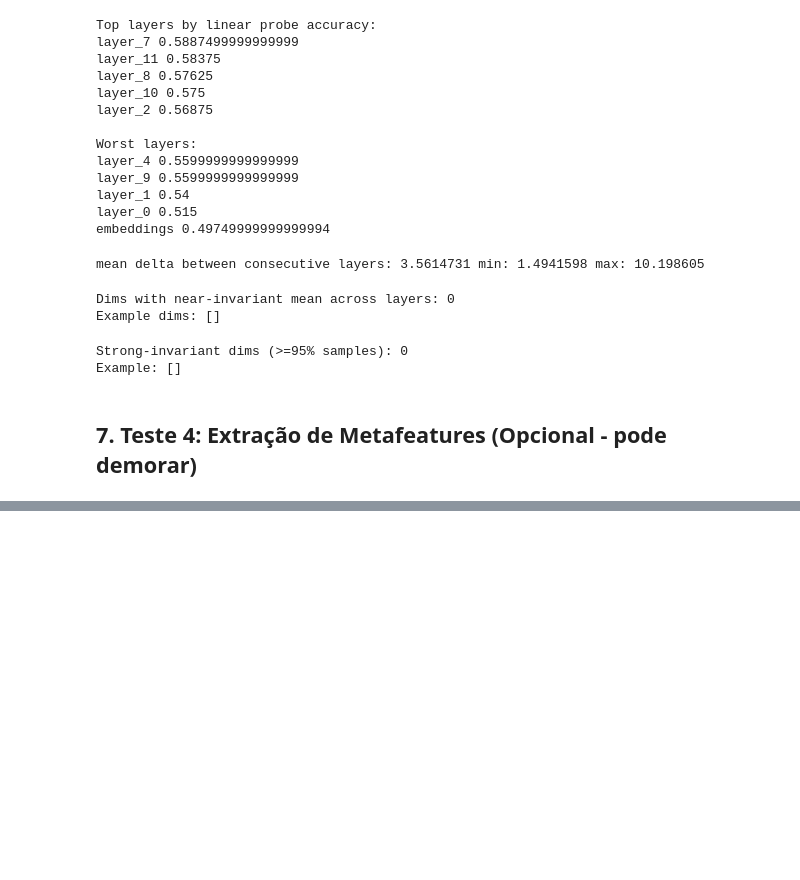
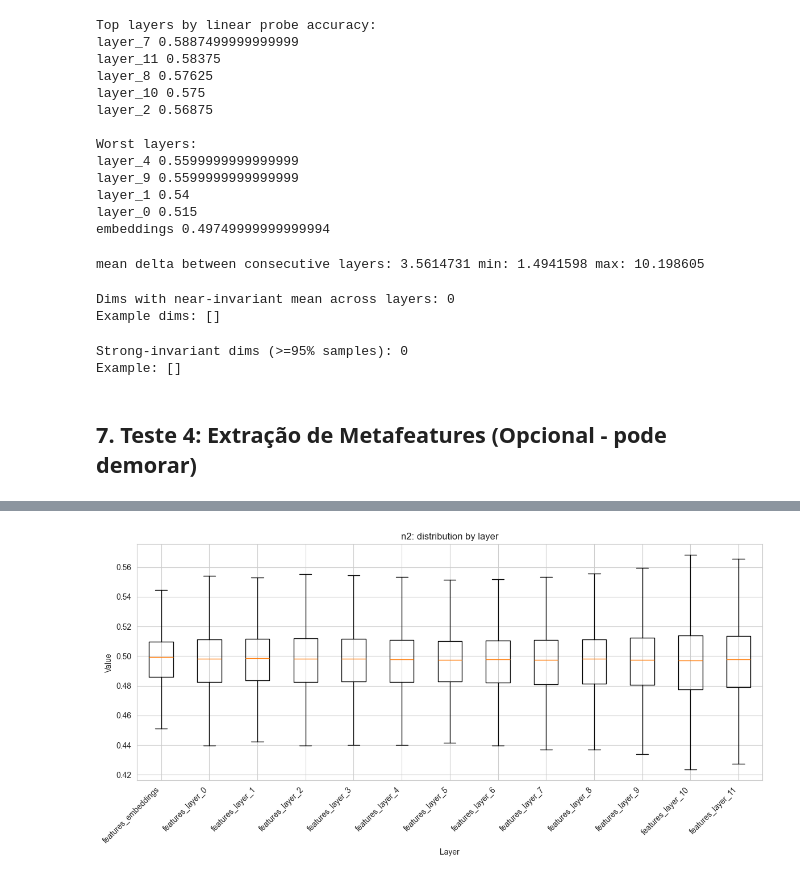
Before and after one commit to DouglasBergamim/unstructured-data-metafeatures, a Jupyter notebook: Notebooks/test_features_extraction.ipynb, the cells around one changed output, grey strips where cells are left out. Cells and saved outputs as stored; diff of their text form; code cells hidden in the pictures; blank space fills up the shorter version.

```diff
--- a/Notebooks/test_features_extraction.ipynb
+++ b/Notebooks/test_features_extraction.ipynb
@@ -886,0 +916,14 @@ for feat in features_to_plot:
+# %%
+
+# Load the compressed npz file
+data = np.load("metafeatures_rte.npz", allow_pickle=True)
+
+# Extract the DataFrame values and columns
+df_values = data["df"]
+columns = data["columns"]
+
+# Reconstruct the DataFrame
+import pandas as pd
+meta_df = pd.DataFrame(df_values, columns=columns)
+
+display(meta_df)
@@ -886,0 +948,65 @@ for feat in features_to_plot:
+# %%
+import numpy as np
+import pandas as pd
+import matplotlib.pyplot as plt
+
+def plot_feature_boxplot_by_layer(meta_df, feature_name, group="complexity", dataset=None,
+                                  sort_layers=True, showfliers=False, figsize=(12, 6)):
+    df = meta_df.copy()
+
+    # Optional filters
+    if group is not None and "group" in df.columns:
+        df = df[df["group"] == group]
+    if dataset is not None and "dataset" in df.columns:
+        df = df[df["dataset"] == dataset]
+
+    # Filter to the feature
+    df = df[df["feature"] == feature_name].copy()
+    if df.empty:
+        raise ValueError(f"No rows found for feature='{feature_name}' with the given filters.")
+
+    # Ensure "value" is list-like for explode
+    def to_list(v):
+        if isinstance(v, np.ndarray):
+            return v.tolist()
+        if isinstance(v, list):
+            return v
+        # scalar -> list with one element (so explode still works)
+        return [v]
+
+    df["value"] = df["value"].apply(to_list)
+    df = df.explode("value", ignore_index=True)
+
+    # Convert to numeric, drop bad rows
+    df["value"] = pd.to_numeric(df["value"], errors="coerce")
+    df = df.dropna(subset=["value"])
+
+    # Sort layers in a nice order: embeddings first, then layer_0..layer_11
+    layers = df["layer"].unique().tolist()
+    if sort_layers:
+        def layer_key(x):
+            if x == "features_embeddings":
+                return (-1, -1)
+            if isinstance(x, str) and x.startswith("features_layer_"):
+                try:
+                    return (0, int(x.split("_")[-1]))
+                except Exception:
+                    pass
+            return (1, str(x))
+        layers = sorted(layers, key=layer_key)
+
+    data = [df.loc[df["layer"] == L, "value"].values for L in layers]
+
+    plt.figure(figsize=figsize)
+    plt.boxplot(data, labels=layers, showfliers=showfliers)
+    plt.title(f"{feature_name}: distribution by layer")
+    plt.xlabel("Layer")
+    plt.ylabel("Value")
+    plt.xticks(rotation=45, ha="right")
+    plt.tight_layout()
+    plt.show()
+
+# Example: f1 across all layers
+plot_feature_boxplot_by_layer(meta_df, feature_name="n2", dataset="rte_test")
+# %% [output]
+[figure, added]
```
Also changed, not shown: parts of 16 cells of this notebook, 10 other files.
